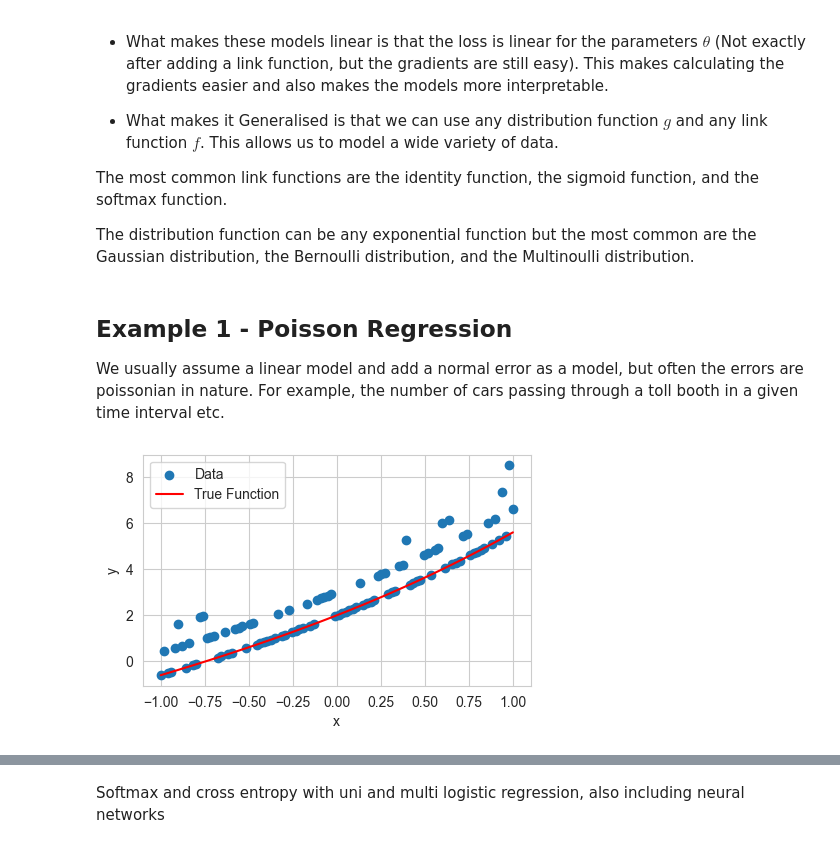
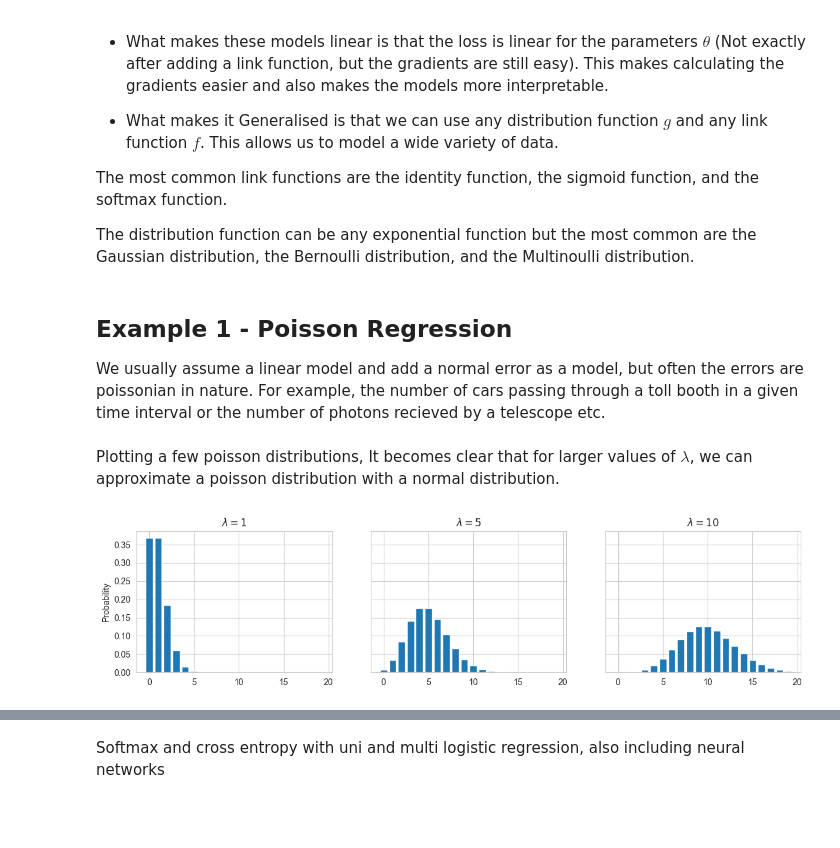
Before and after one commit to Gaurav17Joshi/CompStats, a Jupyter notebook: _build/jupyter_execute/notebooks/Probabilistic_Modelling/GLMs.ipynb, the cells around one changed output, grey strips where cells are left out. Cells and saved outputs as stored; diff of their text form; code cells hidden in the pictures; blank space fills up the shorter version.

```diff
--- a/_build/jupyter_execute/notebooks/Probabilistic_Modelling/GLMs.ipynb
+++ b/_build/jupyter_execute/notebooks/Probabilistic_Modelling/GLMs.ipynb
@@ -46,7 +46,7 @@ The distribution function can be any exponential function but the most common ar
 # %% [markdown]
 ## Example 1 - Poisson Regression
 
-We usually assume a linear model and add a normal error as a model, but often the errors are poissonian in nature. For example, the number of cars passing through a toll booth in a given time interval etc.
+We usually assume a linear model and add a normal error as a model, but often the errors are poissonian in nature. For example, the number of cars passing through a toll booth in a given time interval or the number of photons recieved by a telescope etc.
 # %%
 # Importing Dependencies
 import numpy as np
@@ -55,20 +56,18 @@ import seaborn as sns
 
 sns.set_style('whitegrid')
-# %%
-# Making the data:-
-np.random.seed(0)
-poly = lambda x: 2 + 3*x + 0.5*x**2 + 0.1*x**3
-x = np.linspace(-1, 1, 100)
-
-# Adding poisson noise, Here 0.5 is the lambda value of the poisson distribution
-y = poly(x) + np.random.poisson(0.5, 100)
-
-# Plotting the data
-plt.figure(figsize=(5,3))
-plt.scatter(x, y, label='Data')
-plt.plot(x, poly(x), label='True Function', color='red')
-plt.legend()
-plt.xlabel('x'); plt.ylabel('y')
-plt.show()
-# %% [output]
-[figure, removed]
+# %% [markdown]
+Plotting a few poisson distributions, It becomes clear that for larger values of $\lambda$, we can approximate a poisson distribution with a normal distribution.
+# %%
+fig, axes = plt.subplots(1, 3, figsize=(14, 3), sharey=True)
+
+xx = np.arange(20)
+lambdas = [1, 5, 10]
+
+for i, lam in enumerate(lambdas):
+    yy = stats.poisson.pmf(xx, lam)
+    axes[i].bar(xx, yy)
+    axes[i].set_title(r'$\lambda={}$'.format(lam))
+axes[0].set_ylabel("Probability")
+plt.show()
+# %% [output]
+[figure, added]
```
Also changed, not shown: parts of 5 cells of this notebook, 9 other files.
